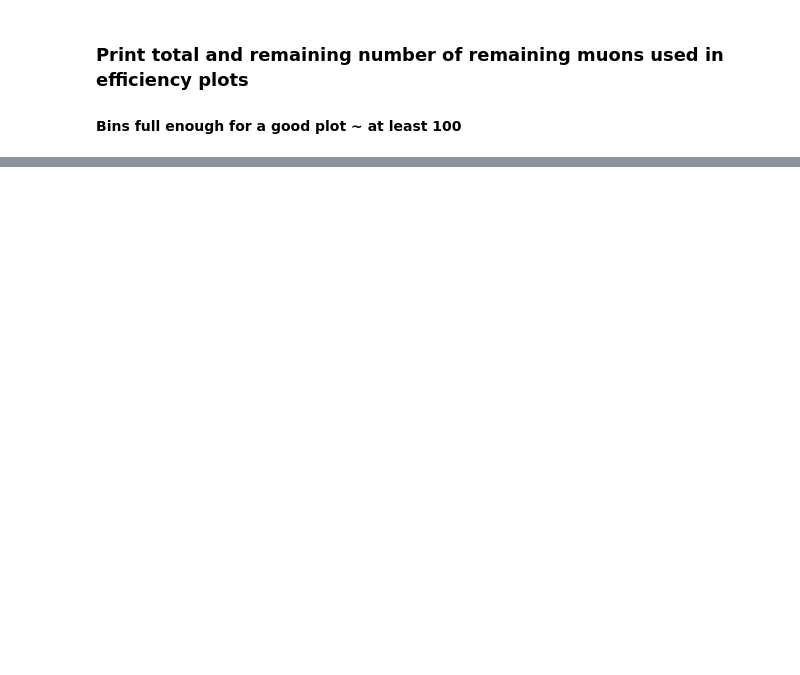
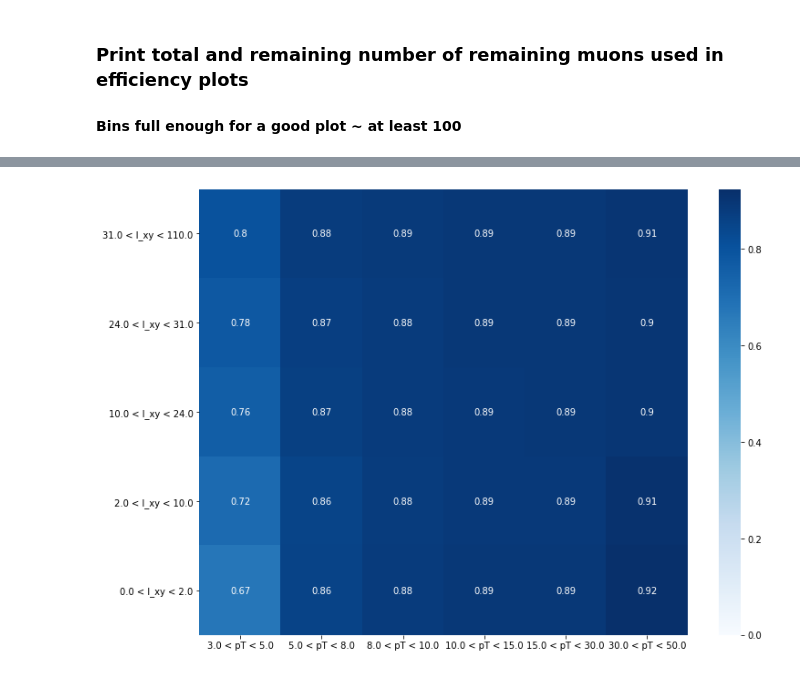
Before and after one commit to sborn95/dark_showers-CMS_mockup, a Jupyter notebook: notebooks/efficiencies.ipynb, the cells around one changed output, grey strips where cells are left out. Drawn from its saved outputs; the diff is of its cells as text; code cells hidden in the pictures; blank space fills up the shorter version.

```diff
--- a/notebooks/efficiencies.ipynb
+++ b/notebooks/efficiencies.ipynb
@@ -64,0 +21,12 @@ Analyze time: --- 1.116513729095459 seconds ---
+# %%
+#Keeping lxy cut because experimentally,this cut is essentially included at the trigger.
+sigma = 0.15 #Not actually used for this figure
+cuts = np.array([True, True, False, False, False, False, False])
+lxy_edges = np.array([0., 2., 10., 24., 31., 110.])
+pT_edges = np.array([3., 5., 8., 10., 15., 30., 50.])
+paper_fig22 = np.array([[0.11, 0.51, 0.7, 0.69, 0.73, 0.72],
+                       [0.14, 0.59, 0.7, 0.7, 0.66, 0.68],
+                        [0.26, 0.55, 0.67, 0.69, 0.72, 0.66],
+                        [0.28, 0.64, 0.71, 0.75, 0.74, 0.71],
+                        [0.23, 0.63, 0.71, 0.74, 0.74, 0.68],
+                       ]) #Values from the paper, for comparison
@@ -64,0 +62,2 @@ Analyze time: --- 1.116513729095459 seconds ---
+# %%
+final_dpB_b, final_muB_b, final_amuB_b, final_cutB_b, final_evt_cutB_b = ana.get_cms_eff(sigma, dpB_b, muB_b, amuB_b, tracksB_b, jetsB_b, cuts)
@@ -68,0 +126,4 @@ pT_divsB = cms_plt.get_eff_divs(pT_edges, min_pTB)
+# %%
+min_pTB_b = np.minimum(final_muB_b.pT, final_amuB_b.pT)
+lxy_divsB_b = cms_plt.get_eff_divs(lxy_edges, phys.lxy(final_muB_b))
+pT_divsB_b = cms_plt.get_eff_divs(pT_edges, min_pTB_b)
@@ -266,0 +196,5 @@ cms_plt.create_eff_plot_v2(lxy_edges, pT_edges, diff_mid_mass, 2, save=True, nam
+# %%
+#B
+cms_plt.create_eff_plot(lxy_edges, pT_edges, lxy_divsB_b, pT_divsB_b, final_evt_cutB_b,  save=True, name="add_fig_22-b.png")
+# %% [output]
+[figure, added]
```
Also changed, not shown: parts of 94 cells of this notebook, 13 other files.
